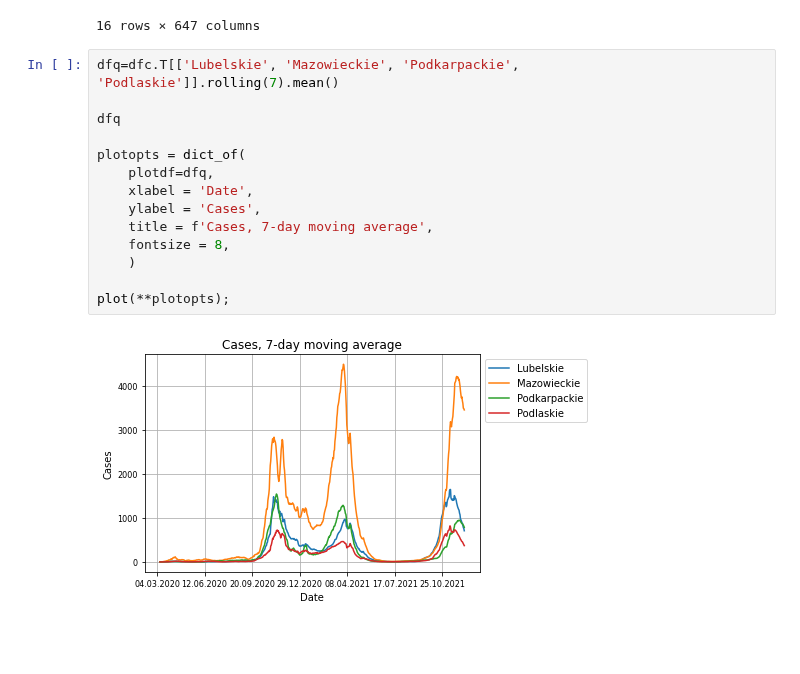
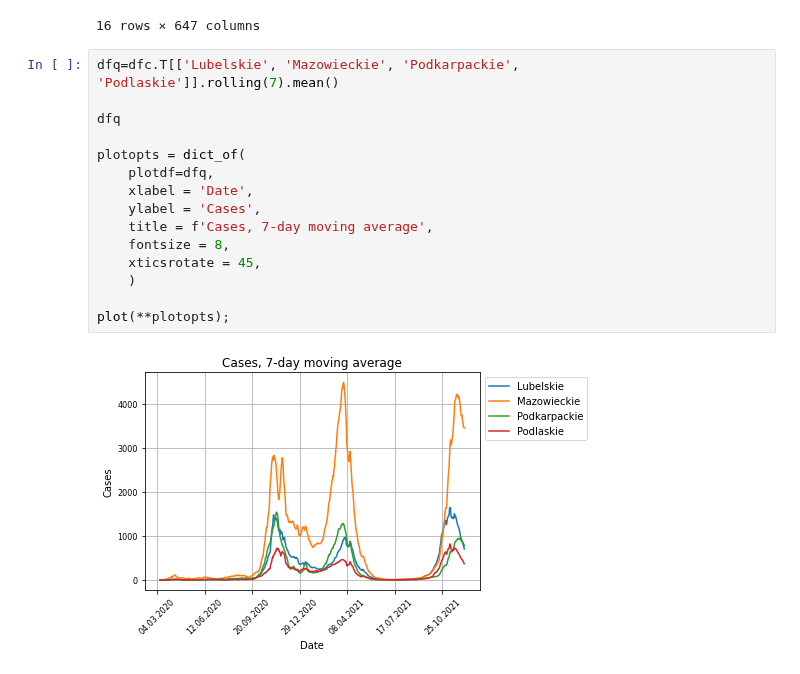
Before and after one commit to anuszka/govpl, a Jupyter notebook: Rogalski/Rogalski01.ipynb, the cells around one changed output. Cells and saved outputs as stored; diff of their text form; blank space fills up the shorter version.

Commit message:
Rotate date in plot in Rogalski, define arg types in plot()

```diff
--- a/Rogalski/Rogalski01.ipynb
+++ b/Rogalski/Rogalski01.ipynb
@@ -89,16 +87,17 @@ dfd
 # %%
 dfq=dfc.T[['Lubelskie', 'Mazowieckie', 'Podkarpackie', 'Podlaskie']].rolling(7).mean()
 
 dfq
 
 plotopts = dict_of(
     plotdf=dfq,
     xlabel = 'Date',
     ylabel = 'Cases',
     title = f'Cases, 7-day moving average',
     fontsize = 8,
+    xticsrotate = 45,
     )
 
 plot(**plotopts);
 # %% [output]
-[figure, old version]
+[figure, new version]
```
Also changed, not shown: parts of 1 cell of this notebook, 1 other file.
